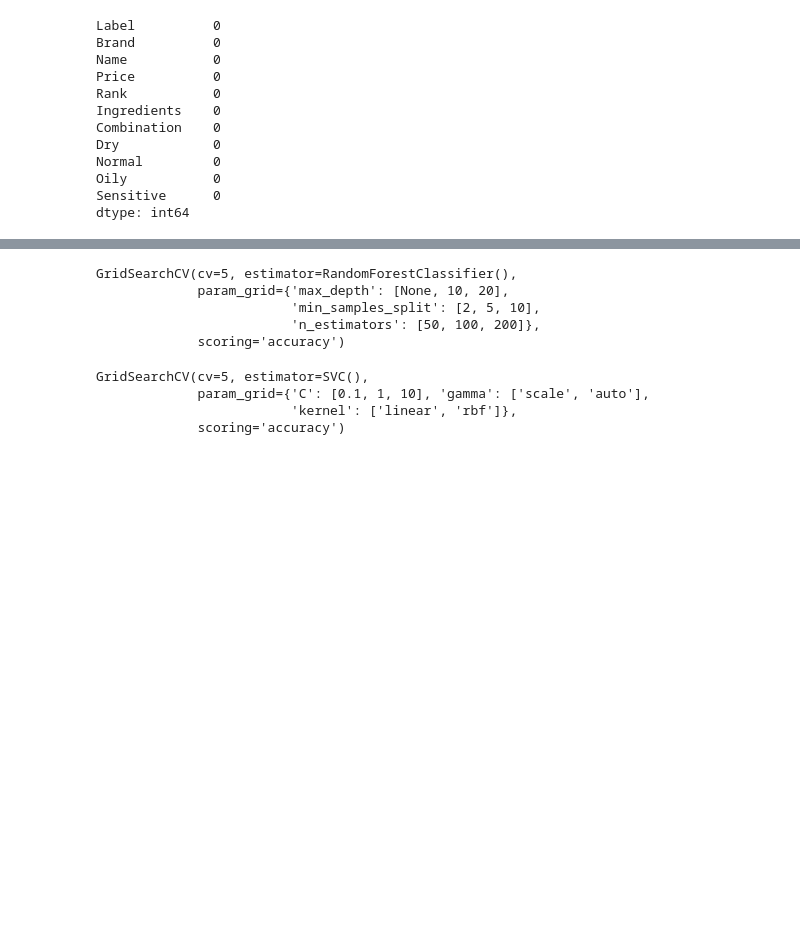
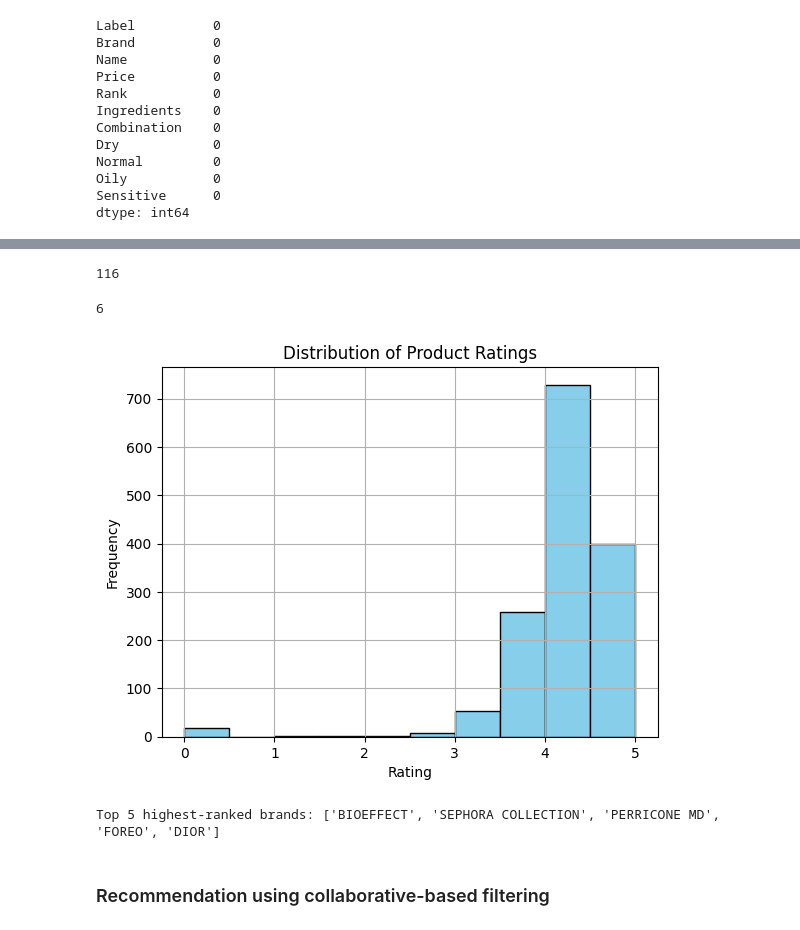
Before and after one commit to nithya1820/Skin-Care-Recommendation-System, a Jupyter notebook: skincarerecomm.ipynb, the cells around one changed output, grey strips where cells are left out. Cells and saved outputs as stored; diff of their text form; code cells hidden in the pictures; blank space fills up the shorter version.

```diff
--- a/skincarerecomm.ipynb
+++ b/skincarerecomm.ipynb
@@ -115,2 +99,0 @@ plt.show()
-# %%
-df['features'] = df['Ingredients']
@@ -121,3 +99,0 @@ tfidf_matrix = tfidf.fit_transform(df['features'])
-# %%
-# Label Encoding for Classification
-df['Label'] = df['Label'].astype('category').cat.codes
@@ -144,29 +99,0 @@ GridSearchCV(cv=5, estimator=KNeighborsClassifier(),
-# %%
-# Hyperparameter Tuning for Random Forest
-rf_params = {
-    'n_estimators': [50, 100, 200],
-    'max_depth': [None, 10, 20],
-    'min_samples_split': [2, 5, 10]
-}
-rf_model = GridSearchCV(RandomForestClassifier(), rf_params, cv=5, scoring='accuracy')
-rf_model.fit(X_train, y_train)
-# %% [output]
-GridSearchCV(cv=5, estimator=RandomForestClassifier(),
-             param_grid={'max_depth': [None, 10, 20],
-                         'min_samples_split': [2, 5, 10],
-                         'n_estimators': [50, 100, 200]},
-             scoring='accuracy')
-# %%
-# Hyperparameter Tuning for SVM
-svm_params = {
-    'C': [0.1, 1, 10],
-    'kernel': ['linear', 'rbf'],
-    'gamma': ['scale', 'auto']
-}
-svm_model = GridSearchCV(SVC(), svm_params, cv=5, scoring='accuracy')
-svm_model.fit(X_train, y_train)
-# %% [output]
-GridSearchCV(cv=5, estimator=SVC(),
-             param_grid={'C': [0.1, 1, 10], 'gamma': ['scale', 'auto'],
-                         'kernel': ['linear', 'rbf']},
-             scoring='accuracy')
@@ -181,0 +100,27 @@ rf_accuracy = accuracy_score(y_test, rf_best_model.predict(X_test))
+# %%
+total_brands_count = len(df["Brand"].unique())
+total_brands_count
+# %% [output]
+116
+# %%
+total_Labels_count = len(df["Label"].unique())
+total_Labels_count
+# %% [output]
+6
+# %%
+# Plot histogram of product ratings
+plt.hist(df["Rank"], bins=10, color='skyblue', edgecolor='black')
+plt.title('Distribution of Product Ratings')
+plt.xlabel('Rating')
+plt.ylabel('Frequency')
+plt.grid(True)
+plt.show()
+# %% [output]
+[figure, added]
+# %%
+top_5_highest_rank_brands = df.sort_values(by="Rank", ascending=False).head(5)["Brand"]
+print("Top 5 highest-ranked brands:", top_5_highest_rank_brands.tolist())
+# %% [output]
+Top 5 highest-ranked brands: ['BIOEFFECT', 'SEPHORA COLLECTION', 'PERRICONE MD', 'FOREO', 'DIOR']
+# %% [markdown]
+### Recommendation using collaborative-based filtering
```
Also changed, not shown: parts of 17 cells of this notebook, 1 other file.
